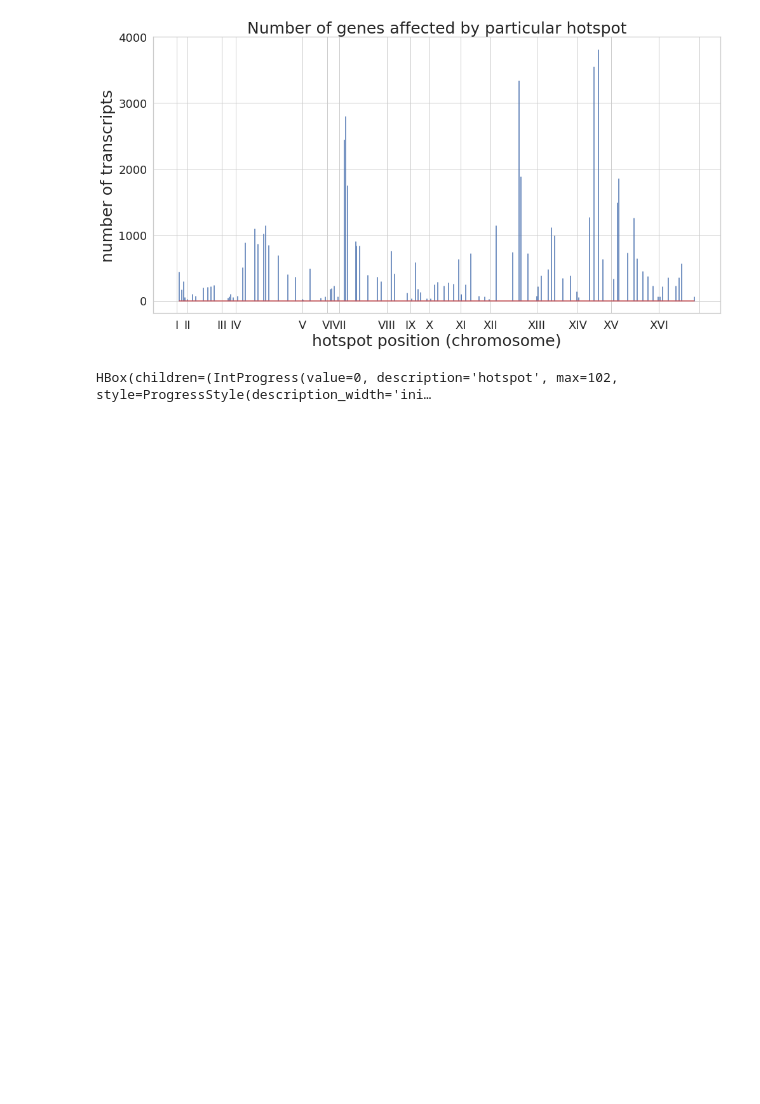
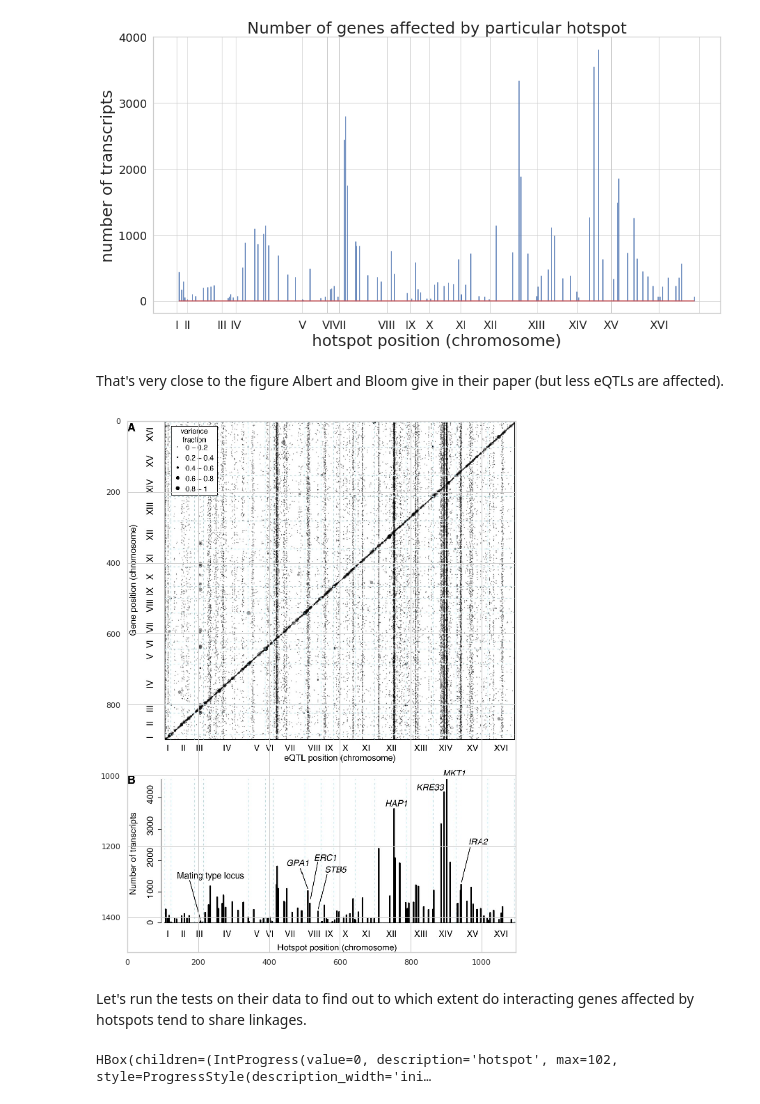
Before and after one commit to ivanov-v-v/PPINs-QTLs-Joint-Analysis, a Jupyter notebook: notebooks/hotspot_analysis.ipynb, the cells around one changed output. Cells and saved outputs as stored; diff of their text form; code cells hidden in the pictures; blank space fills up the shorter version.

```diff
--- a/notebooks/hotspot_analysis.ipynb
+++ b/notebooks/hotspot_analysis.ipynb
@@ -357,6 +357,15 @@ plt.tick_params(labelsize=18);
 # %% [output]
 HBox(children=(IntProgress(value=0, description='hotspot', max=102, style=ProgressStyle(description_width='ini…
 [figure]
+# %% [markdown]
+That's very close to the figure Albert and Bloom give in their paper (but less eQTLs are affected).
+# %%
+plt.figure(figsize=(10,20))
+plt.imshow(plt.imread("img/albert_bloom/figure_3.jpg"));
+# %% [output]
+[figure, added]
+# %% [markdown]
+Let's run the tests on their data to find out to which extent do interacting genes affected by hotspots tend to share linkages.
 # %%
 # run the "randomized interactome test" on each hostpot
 def hotspot_handler(hotspot_interval):
```
Also changed, not shown: parts of 1 cell of this notebook.
